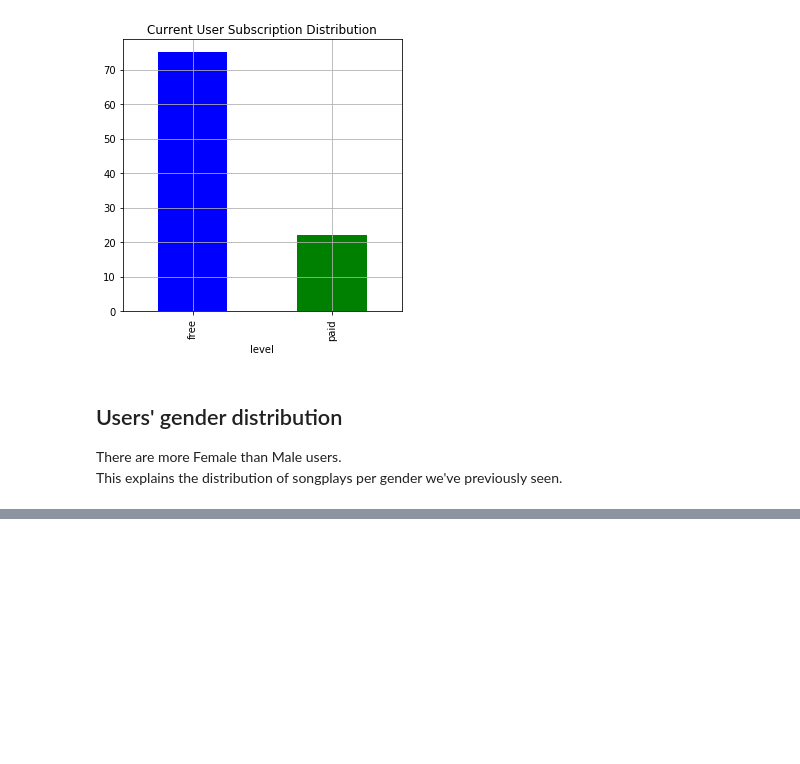
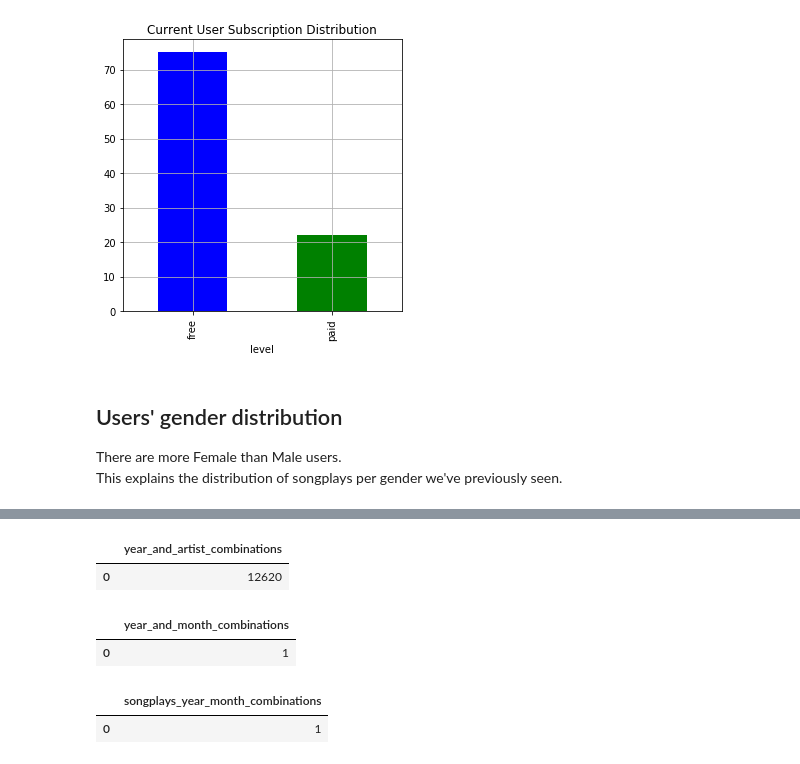
Before and after one commit to ShubhamDev-AI/udacityDataEngineeringNanodegree, a Jupyter notebook: Project 3 Data Warehousing with AWS Redshift/sparkifyDataExploration.ipynb, the cells around one changed output, grey strips where cells are left out. Saved outputs shown, nothing was run; the diff lists cells and outputs as text; code cells hidden in the pictures; blank space fills up the shorter version.

```diff
--- a/Project 3 Data Warehousing with AWS Redshift/sparkifyDataExploration.ipynb
+++ b/Project 3 Data Warehousing with AWS Redshift/sparkifyDataExploration.ipynb
@@ -332,0 +338,77 @@ df_users_gender.plot(
+# %%
+yearArtistCombinationsQuery = """
+    SELECT
+        COUNT(*) AS year_and_artist_combinations
+    FROM(
+        SELECT DISTINCT
+             songs.year
+            ,artists.artist_id
+        FROM
+            public.dim_artists AS artists
+        INNER JOIN
+            public.dim_songs AS songs
+        ON
+            artists.artist_id = songs.artist_id
+    )
+"""
+
+dfYearArtistCombinations = pd.read_sql(
+     con=conn
+    ,sql=yearArtistCombinationsQuery
+)
+
+# exhibit query results below
+dfYearArtistCombinations.head()
+# %% [output]
+|  | year_and_artist_combinations |
+| 0 | 12620 |
+# %%
+yearMonthCombinationsQuery = """
+    SELECT
+        COUNT(*) AS year_and_month_combinations
+    FROM(
+        SELECT DISTINCT
+             year
+            ,month
+        FROM
+            public.dim_time
+    )
+"""
+
+dfYearMonthCombinations = pd.read_sql(
+     sql=yearMonthCombinationsQuery
+    ,con=conn
+)
+
+# exhibit query results below
+dfYearMonthCombinations.head()
+# %% [output]
+|  | year_and_month_combinations |
+| 0 | 1 |
+# %%
+songplayYearMonthCombinationsQuery = """
+    SELECT
+        COUNT(*) AS songplays_year_month_combinations
+    FROM(
+        SELECT DISTINCT
+             time.year
+            ,time.month
+        FROM
+            public.fact_songplays AS songplays
+        INNER JOIN
+            public.dim_time AS time
+        ON
+            songplays.start_time = time.start_time
+    )
+"""
+
+dfSongplayYearMonthCombinations = pd.read_sql(
+     sql=songplayYearMonthCombinationsQuery
+    ,con=conn
+)
+
+# exhibit query results below
+dfSongplayYearMonthCombinations.head()
+# %% [output]
+|  | songplays_year_month_combinations |
+| 0 | 1 |
```
Also changed, not shown: parts of 4 cells of this notebook, 33 other files.
